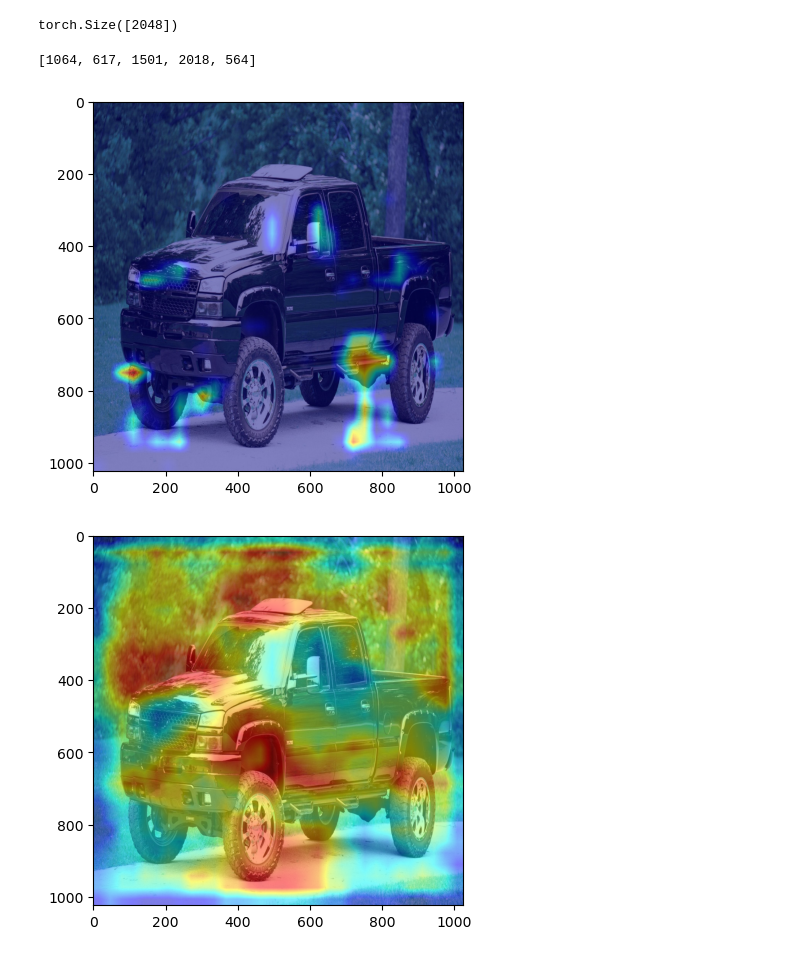
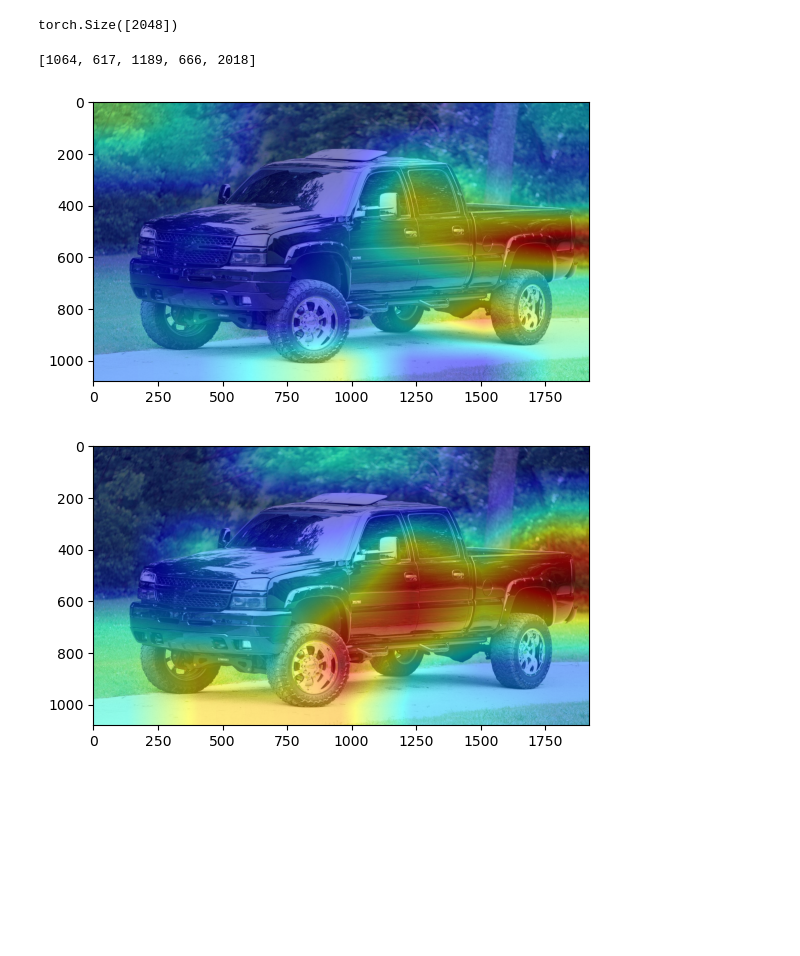
Before and after one commit to adamtms/AI-nspired, a Jupyter notebook: comparison/nb2.ipynb, the cells around one changed output. Saved outputs shown, nothing was run; the diff lists cells and outputs as text; code cells hidden in the pictures; blank space fills up the shorter version.

Commit message:
small image transforms comparison

```diff
--- a/comparison/nb2.ipynb
+++ b/comparison/nb2.ipynb
@@ -20,13 +22,6 @@ class ResnetFeatureExtractor(torch.nn.Module):
 
     def __call__(self, x):
         return self.feature_extractor(x)[:, :, 0, 0]
-# %%
-def load_img(path,imshape=(1024,1024)) -> np.ndarray:
-    img = cv2.imread(path)
-    return cv2.resize(img,imshape)
-
-def img_to_tensor(img):
-    return torch.Tensor(img).unsqueeze(0).view((1,3,*img.shape[:2])).to(device)
 # %%
 resnet = models.resnet50(pretrained=True).to(device)
 model = ResnetFeatureExtractor(resnet)
@@ -40,5 +35,5 @@ plt.show()
 # %%
-im1_tensor = img_to_tensor(im1)
+im1_tensor = load_image_into_resnet_tensor("/home/milte/Desktop/ainspired/data/test_images/pickup.jpg",device)
 features = model(im1_tensor)[0]
 features.shape
 # %% [output]
@@ -48,7 +43,7 @@ features_np = features.cpu().detach().numpy()
 feature_ids = sorted(np.arange(features_np.shape[0]),reverse=True,key=lambda x: features_np[x])
 feature_ids[:5]
 # %% [output]
-[1064, 617, 1501, 2018, 564]
+[1064, 617, 1189, 666, 2018]
 # %%
 from pytorch_grad_cam import GradCAM
 from pytorch_grad_cam.utils.image import show_cam_on_image
@@ -61,14 +56,19 @@ class FeatureTarget(RawScoresOutputTarget):
     def __call__(self, model_output):
         return model_output[self.feature]
 # %%
-target_layer = [resnet.layer4[-1]] # Last conv layer in ResNet
+target_layer = [
+        #*model.model.layer1,
+        #*model.model.layer2,
+        #*model.model.layer3,
+        model.model.layer4[-1]
+        ]
 cam = GradCAM(model=model, target_layers=target_layer)
 # %%
 for i in feature_ids[:10]:
     grayscale_cam2 = cam(input_tensor=im1_tensor, targets=[FeatureTarget(i)])
-    cam_image = show_cam_on_image(im1/255, grayscale_cam2[0], use_rgb=True)
+    cam_image = show_cam_on_image(im1, cv2.resize(grayscale_cam2[0],im1.shape[:2][::-1]), use_rgb=True)
     plt.imshow(cam_image)
     plt.show()
 # %% [output]
-[figure, old version]
+[figure, new version]
-[figure, old version]
+[figure, new version]
```
Also changed, not shown: parts of 3 cells of this notebook, 3 other files.
